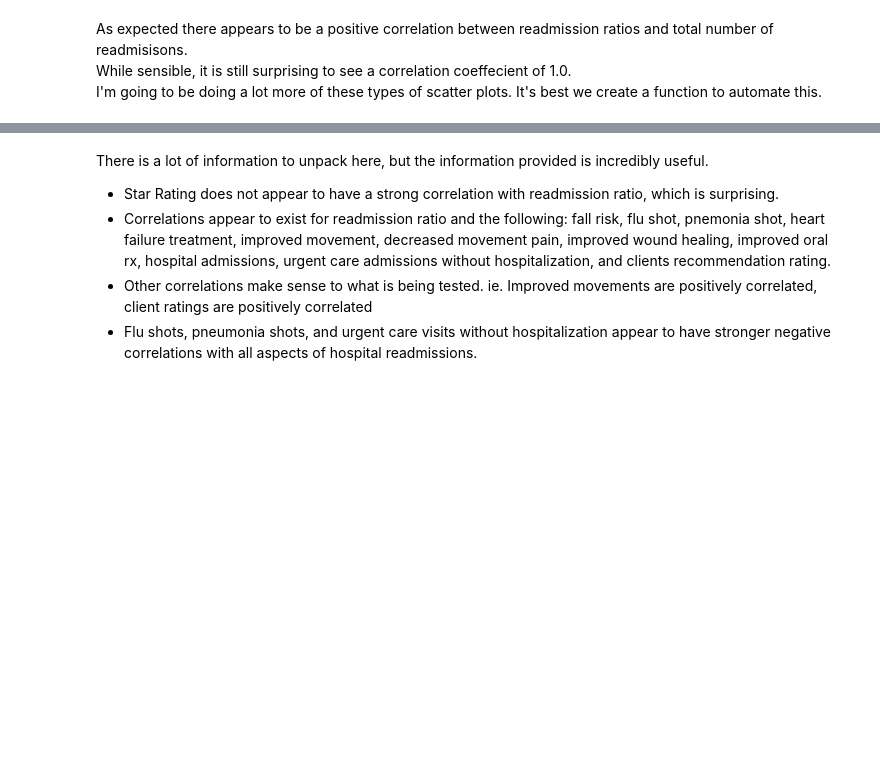
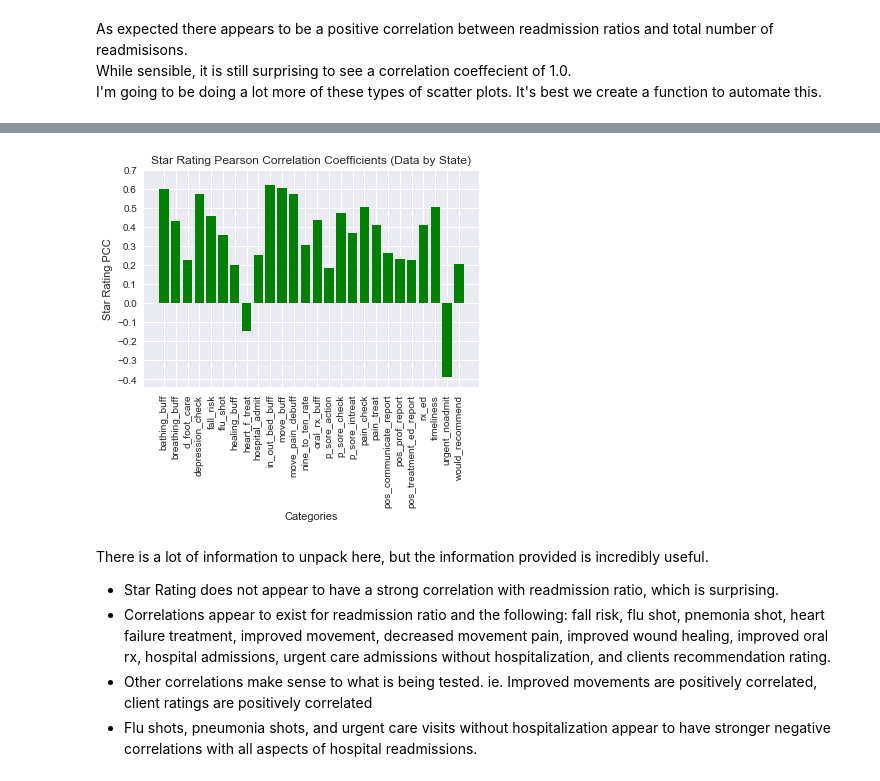
Before and after one commit to jsking751/Capstone_1, a Jupyter notebook: EDA and Analysis/EDA_Part_1.ipynb, the cells around one changed output, grey strips where cells are left out. Drawn from its saved outputs; the diff is of its cells as text; code cells hidden in the pictures; blank space fills up the shorter version.

```diff
--- a/EDA and Analysis/EDA_Part_1.ipynb
+++ b/EDA and Analysis/EDA_Part_1.ipynb
@@ -189,3 +196,27 @@ plt.show()
+# %%
+# Create Pearson Correlation Coefficient (PCC) Dataframe to Plot Star Ratings in Bar Chart
+bar_corr = pd.DataFrame(corr.star_rating).reset_index()
+bar_corr = bar_corr.loc[8:]
+bar_corr = bar_corr.drop(bar_corr.index[5]).reset_index(drop=True)
+bar_corr.columns = ['category','star_rating_coeff']
+
+# Reset Plot Font Settings
+_ = plt.rcParams.update(inline_rc)
+# %%
+# Plot PCC Bar Chart for Star Rating by State
+# Generate Ticks to Use in Plot
+ticks = [x/10 for x in range(-4,8,1)]
+
+#Plot Bar Plot
+plt.bar(bar_corr['category'], bar_corr['star_rating_coeff'], color='g')
+_ = plt.xticks(rotation = 90)
+_ = plt.xlabel('Categories')
+_ = plt.ylabel('Star Rating PCC')
+_ = plt.title('Star Rating Pearson Correlation Coefficients (Data by State)')
+_ = plt.yticks(ticks)
+plt.show()
+# %% [output]
+[figure, added]
 # %% [markdown]
 There is a lot of information to unpack here, but the information provided is incredibly useful. <br>
 -   Star Rating does not appear to have a strong correlation with readmission ratio, which is surprising.
```
Also changed, not shown: parts of 2 cells of this notebook.
